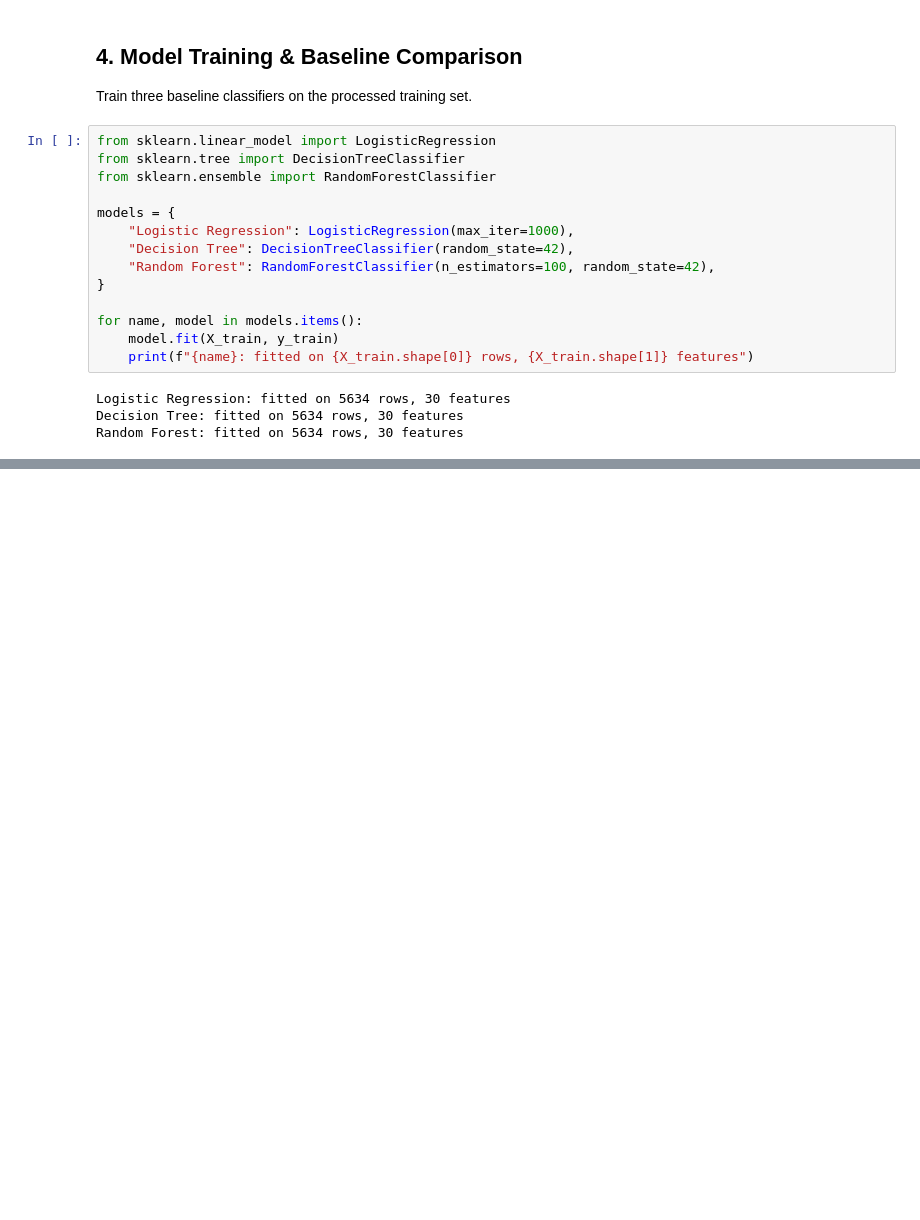
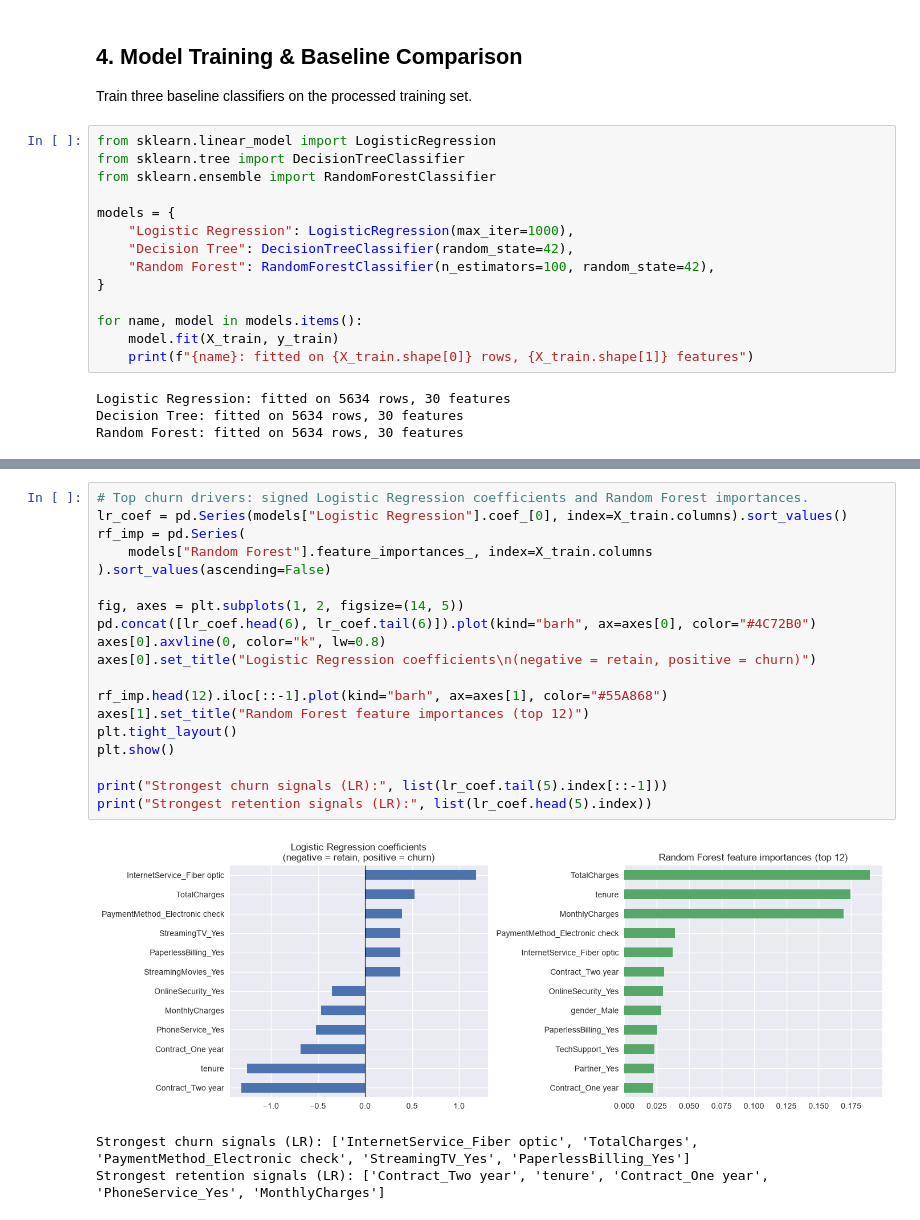
Before and after one commit to oscaroguledo/Customer-Churn-Predictor, a Jupyter notebook: data.ipynb, the cells around one changed output, grey strips where cells are left out. Saved outputs shown, nothing was run; the diff lists cells and outputs as text; blank space fills up the shorter version.

```diff
--- a/data.ipynb
+++ b/data.ipynb
@@ -161,0 +223,23 @@ Random Forest: fitted on 5634 rows, 30 features
+# %%
+# Top churn drivers: signed Logistic Regression coefficients and Random Forest importances.
+lr_coef = pd.Series(models["Logistic Regression"].coef_[0], index=X_train.columns).sort_values()
+rf_imp = pd.Series(
+    models["Random Forest"].feature_importances_, index=X_train.columns
+).sort_values(ascending=False)
+
+fig, axes = plt.subplots(1, 2, figsize=(14, 5))
+pd.concat([lr_coef.head(6), lr_coef.tail(6)]).plot(kind="barh", ax=axes[0], color="#4C72B0")
+axes[0].axvline(0, color="k", lw=0.8)
+axes[0].set_title("Logistic Regression coefficients\n(negative = retain, positive = churn)")
+
+rf_imp.head(12).iloc[::-1].plot(kind="barh", ax=axes[1], color="#55A868")
+axes[1].set_title("Random Forest feature importances (top 12)")
+plt.tight_layout()
+plt.show()
+
+print("Strongest churn signals (LR):", list(lr_coef.tail(5).index[::-1]))
+print("Strongest retention signals (LR):", list(lr_coef.head(5).index))
+# %% [output]
+[figure, added]
+Strongest churn signals (LR): ['InternetService_Fiber optic', 'TotalCharges', 'PaymentMethod_Electronic check', 'StreamingTV_Yes', 'PaperlessBilling_Yes']
+Strongest retention signals (LR): ['Contract_Two year', 'tenure', 'Contract_One year', 'PhoneService_Yes', 'MonthlyCharges']
```
Also changed, not shown: parts of 4 cells of this notebook.
